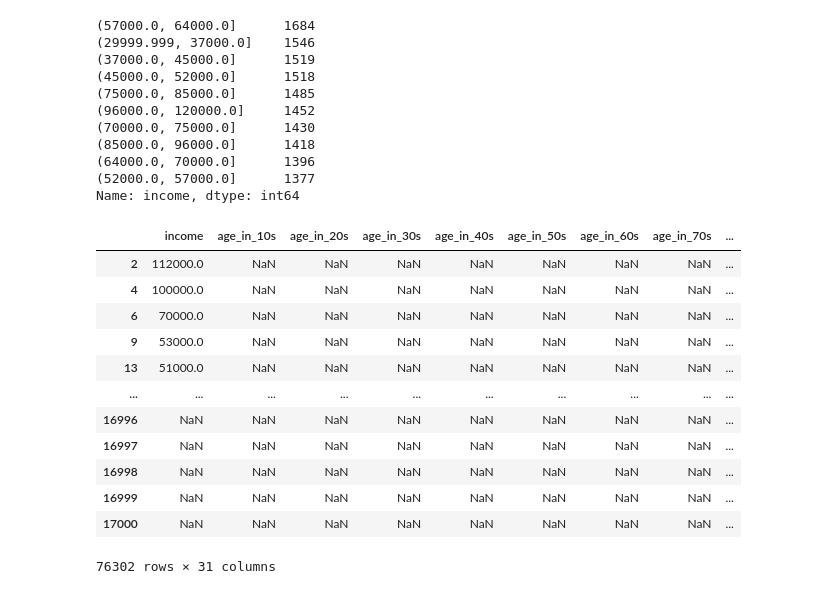
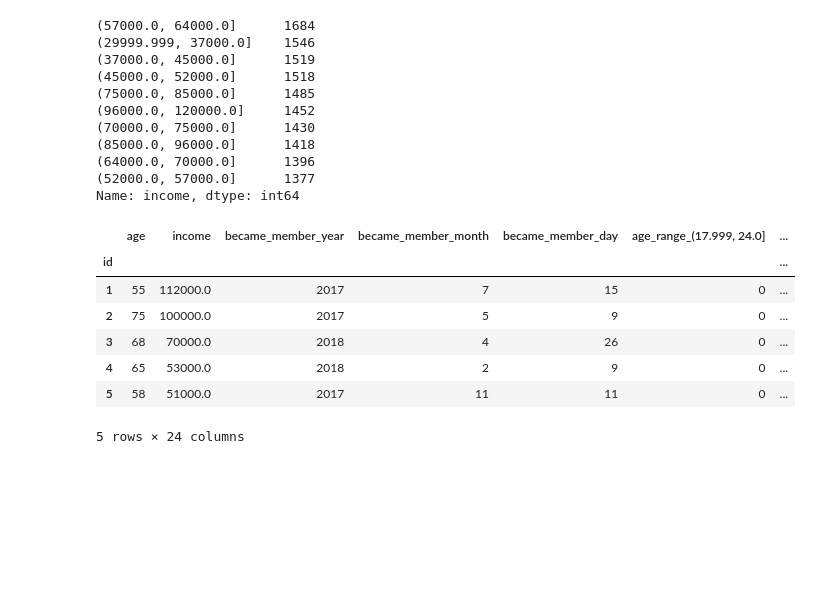
Before and after one commit to melkodary/starbucks-capstone, a Jupyter notebook: Starbucks_Capstone_notebook.ipynb, the cells around one changed output. Cells and saved outputs as stored; diff of their text form; code cells hidden in the pictures; blank space fills up the shorter version.

Commit message:
fixing bug with concat

```diff
--- a/Starbucks_Capstone_notebook.ipynb
+++ b/Starbucks_Capstone_notebook.ipynb
@@ -325,66 +325,51 @@ income_range.value_counts()
 (52000.0, 57000.0]      1377
 Name: income, dtype: int64
 # %%
-def get_dummies_for_datetime(datetime_col, prefix):
-    # extract date to be used in get_dummies.
-    dt = pd.to_datetime(datetime_col, format='%Y%m%d')
-    year = dt.dt.year
-    month = dt.dt.month_name
-    day = dt.dt.day_name
-
-    year = pd.get_dummies(year, prefix=prefix, prefix_sep='_')
-    month = pd.get_dummies(month, prefix=prefix, prefix_sep='_')
-    day = pd.get_dummies(day, prefix=prefix, prefix_sep='_')
-
-    return year, month, day
-
 def preprocess_profile(profile):
     df = profile.copy()
-    df = preprocess(df)
 
     # lets drop the noise entries such as 118 ages.
     # todo is there a way of filling in these data accurately without dropping the null rows?
     noise_data_idx = df.query('age == 118').index
     df.drop(index=noise_data_idx, inplace=True)
 
+    # preprocessing translates the ids into ints instead of hashes and makes the id the index.
+    df = preprocess(df)
+
     # https://dfrieds.com/data-analysis/bin-values-python-pandas.html
-    age_decade = pd.cut(x=profile['age'], bins=[10, 20, 30, 40, 50, 60, 70, 80, 90, 100, 120], \
-       labels=['10s','20s', '30s', '40s', '50s','60s', '70s', '80s', '90s', '100s'])
-    age_decade = pd.get_dummies(age_decade, prefix='age_in', prefix_sep='_')
+    df['age_range'] = pd.qcut(df['age'], q=[0, .05, .1, .2, .4, .6, 1])
+    age_decade = pd.get_dummies(df['age_range'], prefix='age_range', prefix_sep='_')
 
     # split gender into dummies. Since no missing values exist after removing 118, this should be safe.
     gender = pd.get_dummies(df['gender'], prefix='gender', prefix_sep='_')
 
-    # get dummies for became_memeber_on. It would be interesting to see how offers could be related to this.
-    became_member_on_year, became_member_on_month, became_member_on_day = \
-        get_dummies_for_datetime(df['became_member_on'], 'became_member_on')
+    # Parse the date.
+    dt = pd.to_datetime(df['became_member_on'], format='%Y%m%d')
+    df['became_member_year'] = dt.dt.year
+    df['became_member_month'] = dt.dt.month
+    df['became_member_day'] = dt.dt.day
 
     # spreading the income over ranges, to check how offers are affected by income.
-    income_range = pd.qcut(df['income'], q=10)
-    income_range = pd.get_dummies(income_range, prefix='income_range')
+    df['income_range'] = pd.qcut(df['income'], q=10)
+    income_range = pd.get_dummies(df['income_range'], prefix='income_range')
 
     # lets drop some columns after we got their respective dummies.
-    df.drop(columns=['gender', 'age', 'became_member_on'], inplace=True)
+    df.drop(columns=['gender','income_range','age_range', 'became_member_on'], inplace=True)
 
     # add the dummies to our profile.
-    df = pd.concat([df, age_decade, gender, \
-                    became_member_on_year, became_member_on_month, became_member_on_day,\
-                    income_range])
+    df = pd.concat([df, age_decade, gender, income_range], axis=1)
 
     return df
-# %%
-preprocess_profile(profile)
-# %% [output]
-|  | income | age_in_10s | age_in_20s | age_in_30s | age_in_40s | age_in_50s | age_in_60s | age_in_70s | ... |
-| 2 | 112000.0 | NaN | NaN | NaN | NaN | NaN | NaN | NaN | ... |
-| 4 | 100000.0 | NaN | NaN | NaN | NaN | NaN | NaN | NaN | ... |
-| 6 | 70000.0 | NaN | NaN | NaN | NaN | NaN | NaN | NaN | ... |
-| 9 | 53000.0 | NaN | NaN | NaN | NaN | NaN | NaN | NaN | ... |
-| 13 | 51000.0 | NaN | NaN | NaN | NaN | NaN | NaN | NaN | ... |
-| ... | ... | ... | ... | ... | ... | ... | ... | ... | ... |
-| 16996 | NaN | NaN | NaN | NaN | NaN | NaN | NaN | NaN | ... |
-| 16997 | NaN | NaN | NaN | NaN | NaN | NaN | NaN | NaN | ... |
-| 16998 | NaN | NaN | NaN | NaN | NaN | NaN | NaN | NaN | ... |
-| 16999 | NaN | NaN | NaN | NaN | NaN | NaN | NaN | NaN | ... |
-| 17000 | NaN | NaN | NaN | NaN | NaN | NaN | NaN | NaN | ... |
-76302 rows × 31 columns
+# %%
+processed_profile = preprocess_profile(profile)
+# %%
+processed_profile.head()
+# %% [output]
+|  | age | income | became_member_year | became_member_month | became_member_day | age_range_(17.999, 24.0] | ... |
+| id |  |  |  |  |  |  | ... |
+| 1 | 55 | 112000.0 | 2017 | 7 | 15 | 0 | ... |
+| 2 | 75 | 100000.0 | 2017 | 5 | 9 | 0 | ... |
+| 3 | 68 | 70000.0 | 2018 | 4 | 26 | 0 | ... |
+| 4 | 65 | 53000.0 | 2018 | 2 | 9 | 0 | ... |
+| 5 | 58 | 51000.0 | 2017 | 11 | 11 | 0 | ... |
+5 rows × 24 columns
```
